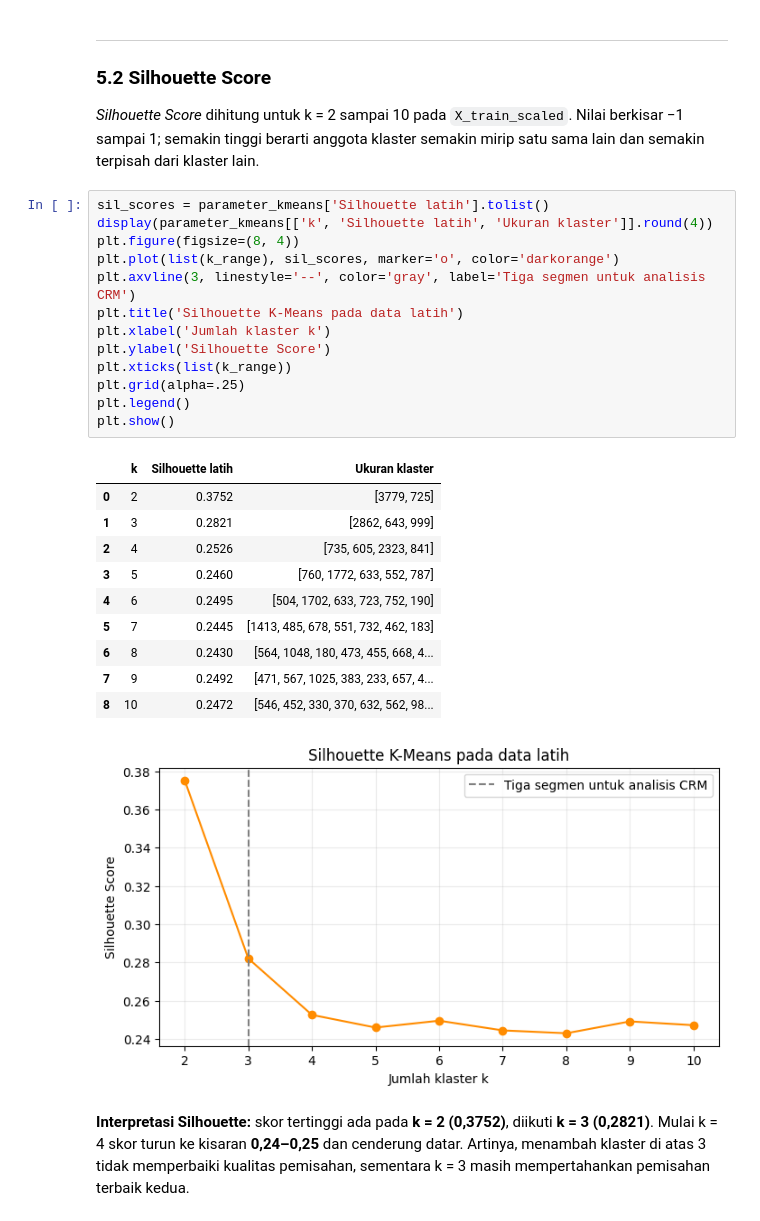
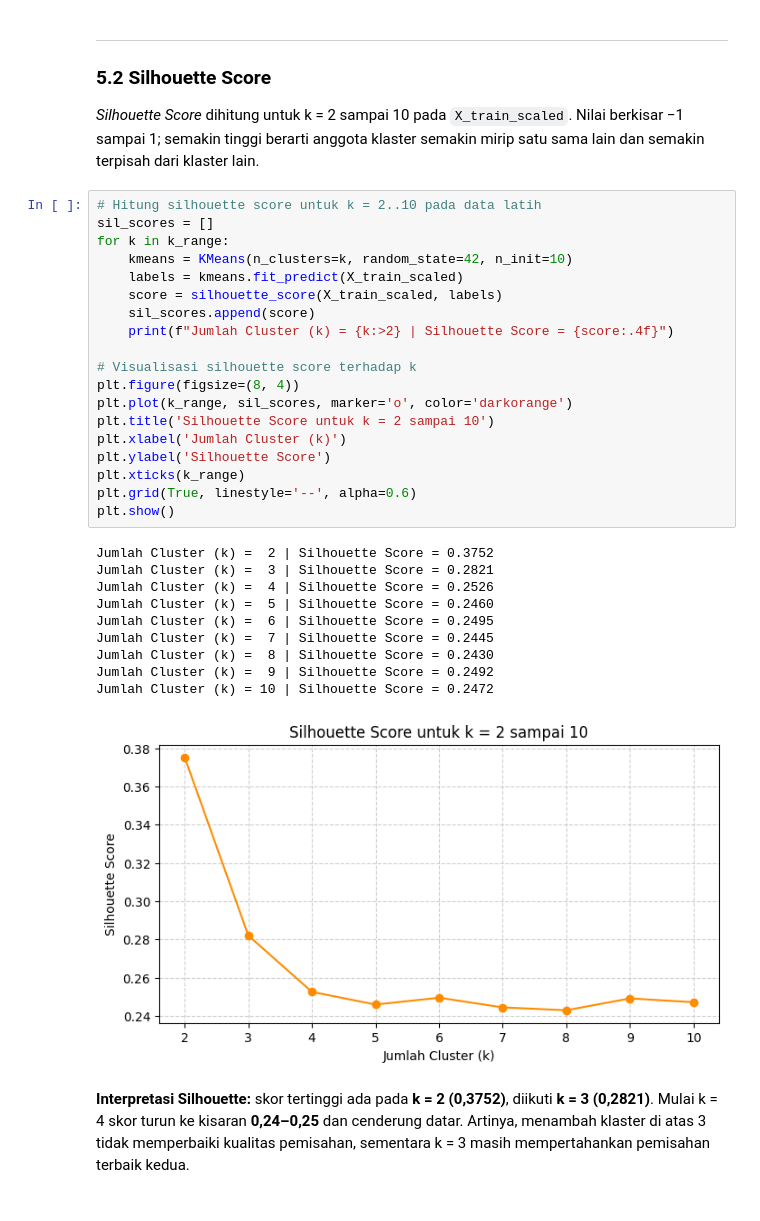
Before and after one commit to biyancore/Project_Segmentasi_Ecommerce, a Jupyter notebook: ecommerce_data_understanding.ipynb, the cells around one changed output. Drawn from its saved outputs; the diff is of its cells as text.

```diff
--- a/ecommerce_data_understanding.ipynb
+++ b/ecommerce_data_understanding.ipynb
@@ -982,30 +971,35 @@ plt.show()
 ### 5.2 Silhouette Score
 *Silhouette Score* dihitung untuk k = 2 sampai 10 pada `X_train_scaled`. Nilai berkisar −1 sampai 1; semakin tinggi berarti anggota klaster semakin mirip satu sama lain dan semakin terpisah dari klaster lain.
 # %%
-sil_scores = parameter_kmeans['Silhouette latih'].tolist()
-display(parameter_kmeans[['k', 'Silhouette latih', 'Ukuran klaster']].round(4))
+# Hitung silhouette score untuk k = 2..10 pada data latih
+sil_scores = []
+for k in k_range:
+    kmeans = KMeans(n_clusters=k, random_state=42, n_init=10)
+    labels = kmeans.fit_predict(X_train_scaled)
+    score = silhouette_score(X_train_scaled, labels)
+    sil_scores.append(score)
+    print(f"Jumlah Cluster (k) = {k:>2} | Silhouette Score = {score:.4f}")
+
+# Visualisasi silhouette score terhadap k
 plt.figure(figsize=(8, 4))
-plt.plot(list(k_range), sil_scores, marker='o', color='darkorange')
-plt.axvline(3, linestyle='--', color='gray', label='Tiga segmen untuk analisis CRM')
-plt.title('Silhouette K-Means pada data latih')
-plt.xlabel('Jumlah klaster k')
+plt.plot(k_range, sil_scores, marker='o', color='darkorange')
+plt.title('Silhouette Score untuk k = 2 sampai 10')
+plt.xlabel('Jumlah Cluster (k)')
 plt.ylabel('Silhouette Score')
-plt.xticks(list(k_range))
-plt.grid(alpha=.25)
-plt.legend()
+plt.xticks(k_range)
+plt.grid(True, linestyle='--', alpha=0.6)
 plt.show()
 # %% [output]
-|  | k | Silhouette latih | Ukuran klaster |
-| 0 | 2 | 0.3752 | [3779, 725] |
-| 1 | 3 | 0.2821 | [2862, 643, 999] |
-| 2 | 4 | 0.2526 | [735, 605, 2323, 841] |
-| 3 | 5 | 0.2460 | [760, 1772, 633, 552, 787] |
-| 4 | 6 | 0.2495 | [504, 1702, 633, 723, 752, 190] |
-| 5 | 7 | 0.2445 | [1413, 485, 678, 551, 732, 462, 183] |
-| 6 | 8 | 0.2430 | [564, 1048, 180, 473, 455, 668, 4... |
-| 7 | 9 | 0.2492 | [471, 567, 1025, 383, 233, 657, 4... |
-| 8 | 10 | 0.2472 | [546, 452, 330, 370, 632, 562, 98... |
+Jumlah Cluster (k) =  2 | Silhouette Score = 0.3752
+Jumlah Cluster (k) =  3 | Silhouette Score = 0.2821
+Jumlah Cluster (k) =  4 | Silhouette Score = 0.2526
+Jumlah Cluster (k) =  5 | Silhouette Score = 0.2460
+Jumlah Cluster (k) =  6 | Silhouette Score = 0.2495
+Jumlah Cluster (k) =  7 | Silhouette Score = 0.2445
+Jumlah Cluster (k) =  8 | Silhouette Score = 0.2430
+Jumlah Cluster (k) =  9 | Silhouette Score = 0.2492
+Jumlah Cluster (k) = 10 | Silhouette Score = 0.2472
-[figure, old version]
+[figure, new version]
 # %% [markdown]
 **Interpretasi Silhouette:** skor tertinggi ada pada **k = 2 (0,3752)**, diikuti **k = 3 (0,2821)**. Mulai k = 4 skor turun ke kisaran **0,24–0,25** dan cenderung datar. Artinya, menambah klaster di atas 3 tidak memperbaiki kualitas pemisahan, sementara k = 3 masih mempertahankan pemisahan terbaik kedua.
 # %% [markdown]
```
Also changed, not shown: parts of 19 cells of this notebook.
